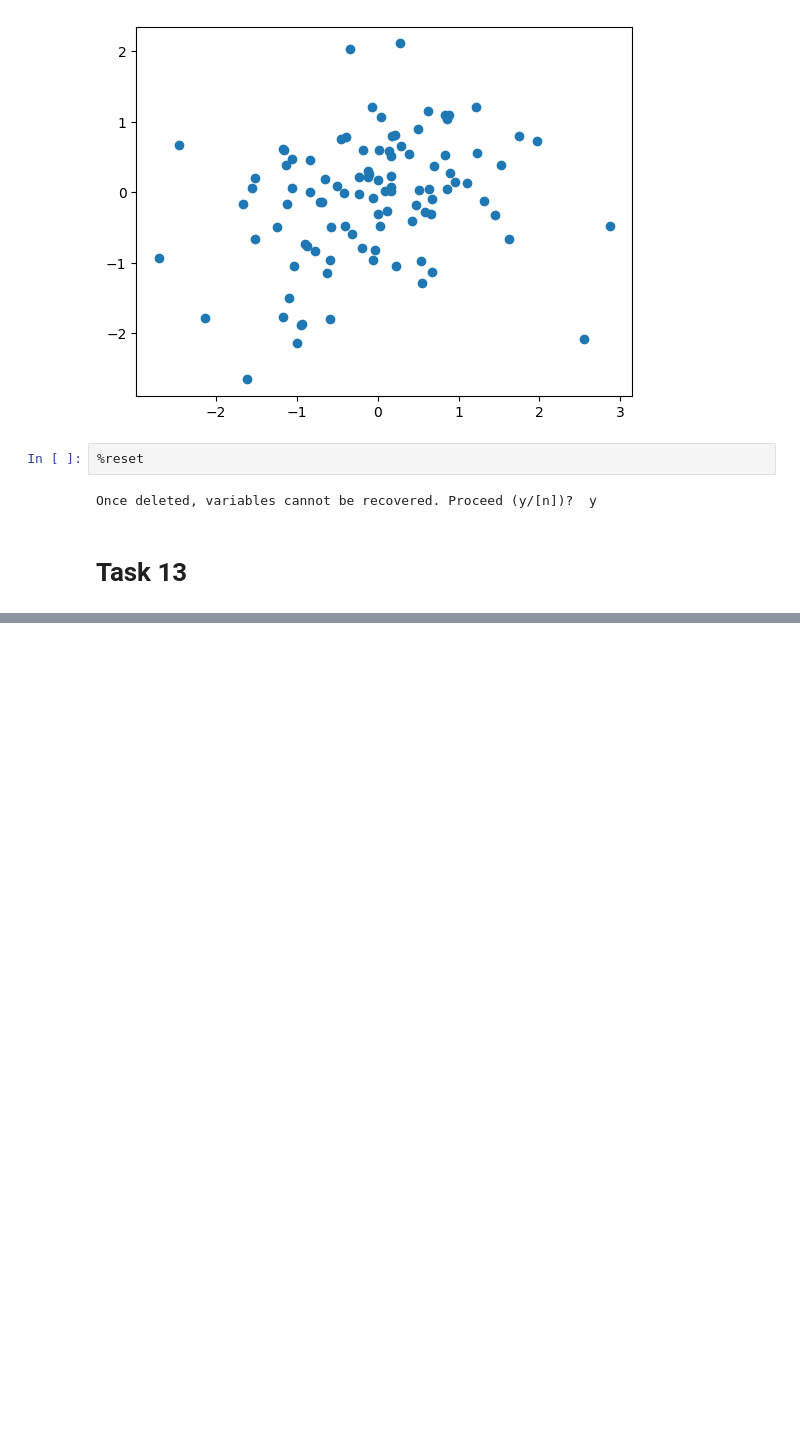
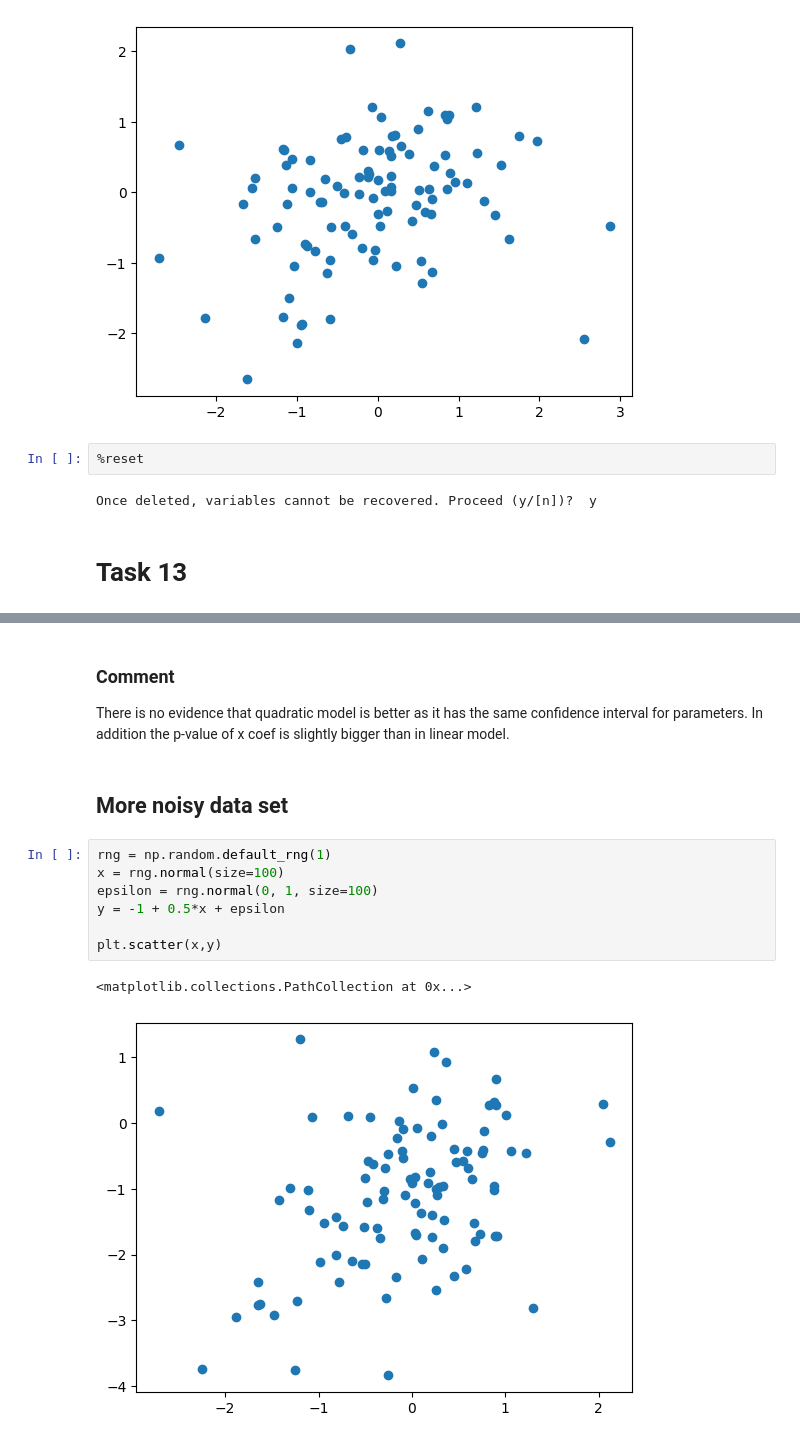
Before and after one commit to xXKeNdAmAmAsTeRXx/ISLP_labs, a Jupyter notebook: applied-Tasks/LinearRegressionTasks.ipynb, the cells around one changed output, grey strips where cells are left out. Drawn from its saved outputs; the diff is of its cells as text; blank space fills up the shorter version.

```diff
--- a/applied-Tasks/LinearRegressionTasks.ipynb
+++ b/applied-Tasks/LinearRegressionTasks.ipynb
@@ -809,0 +913,15 @@ Once deleted, variables cannot be recovered. Proceed (y/[n])?  y
+# %% [markdown]
+### Comment
+There is no evidence that quadratic model is better as it has the same confidence interval for parameters. In addition the p-value of x coef is slightly bigger than in linear model.
+# %% [markdown]
+## More noisy data set
+# %%
+rng = np.random.default_rng(1)
+x = rng.normal(size=100)
+epsilon = rng.normal(0, 1, size=100)
+y = -1 + 0.5*x + epsilon
+
+plt.scatter(x,y)
+# %% [output]
+<matplotlib.collections.PathCollection at 0x...>
+[figure, added]
```
Also changed, not shown: parts of 14 cells of this notebook.
